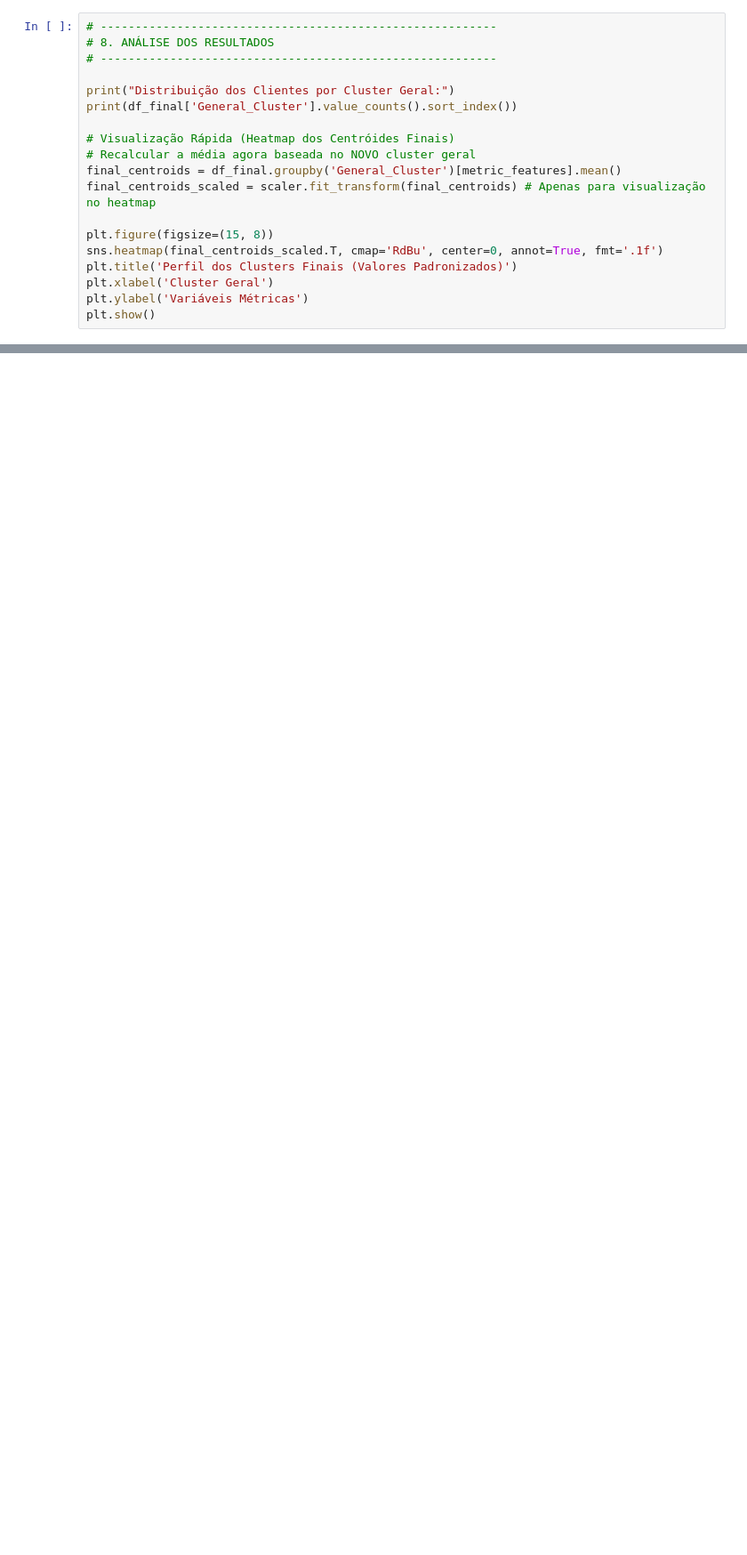
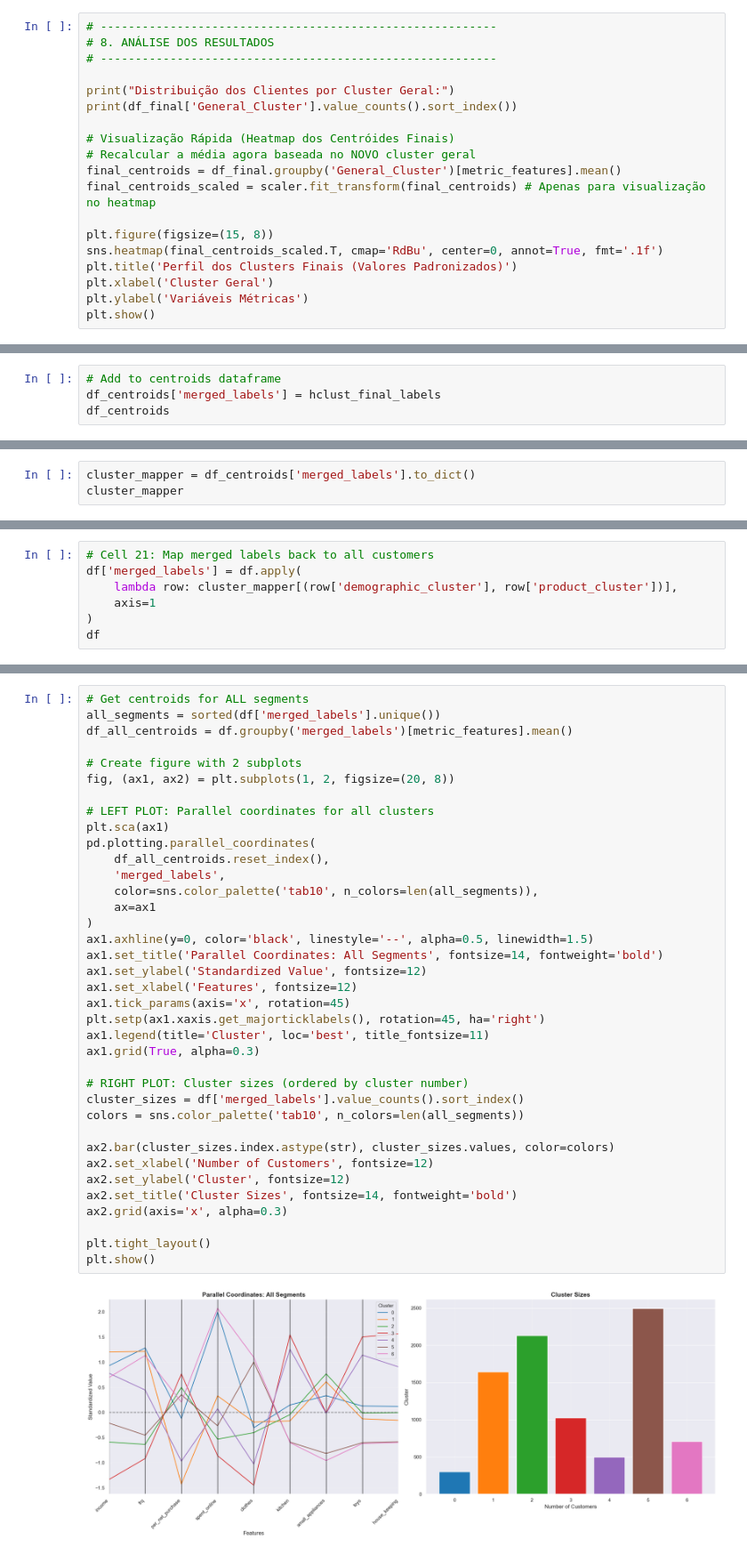
Before and after one commit to andrerangelferreira/DataMiningProject_AIAI_Group51, a Jupyter notebook: notebooks/Cluster_Merged.ipynb, the cells around one changed output, grey strips where cells are left out. Shown at 89% size. Cells and saved outputs as stored; diff of their text form; blank space fills up the shorter version.

```diff
--- a/notebooks/Cluster_Merged.ipynb
+++ b/notebooks/Cluster_Merged.ipynb
@@ -113,0 +224,4 @@ plt.show()
+# %%
+# Add to centroids dataframe
+df_centroids['merged_labels'] = hclust_final_labels
+df_centroids
@@ -113,0 +243,3 @@ plt.show()
+# %%
+cluster_mapper = df_centroids['merged_labels'].to_dict()
+cluster_mapper
@@ -113,0 +259,7 @@ plt.show()
+# %%
+# Cell 21: Map merged labels back to all customers
+df['merged_labels'] = df.apply(
+    lambda row: cluster_mapper[(row['demographic_cluster'], row['product_cluster'])],
+    axis=1
+)
+df
@@ -113,0 +306,39 @@ plt.show()
+# %%
+# Get centroids for ALL segments
+all_segments = sorted(df['merged_labels'].unique())
+df_all_centroids = df.groupby('merged_labels')[metric_features].mean()
+
+# Create figure with 2 subplots
+fig, (ax1, ax2) = plt.subplots(1, 2, figsize=(20, 8))
+
+# LEFT PLOT: Parallel coordinates for all clusters
+plt.sca(ax1)
+pd.plotting.parallel_coordinates(
+    df_all_centroids.reset_index(),
+    'merged_labels',
+    color=sns.color_palette('tab10', n_colors=len(all_segments)),
+    ax=ax1
+)
+ax1.axhline(y=0, color='black', linestyle='--', alpha=0.5, linewidth=1.5)
+ax1.set_title('Parallel Coordinates: All Segments', fontsize=14, fontweight='bold')
+ax1.set_ylabel('Standardized Value', fontsize=12)
+ax1.set_xlabel('Features', fontsize=12)
+ax1.tick_params(axis='x', rotation=45)
+plt.setp(ax1.xaxis.get_majorticklabels(), rotation=45, ha='right')
+ax1.legend(title='Cluster', loc='best', title_fontsize=11)
+ax1.grid(True, alpha=0.3)
+
+# RIGHT PLOT: Cluster sizes (ordered by cluster number)
+cluster_sizes = df['merged_labels'].value_counts().sort_index()
+colors = sns.color_palette('tab10', n_colors=len(all_segments))
+
+ax2.bar(cluster_sizes.index.astype(str), cluster_sizes.values, color=colors)
+ax2.set_xlabel('Number of Customers', fontsize=12)
+ax2.set_ylabel('Cluster', fontsize=12)
+ax2.set_title('Cluster Sizes', fontsize=14, fontweight='bold')
+ax2.grid(axis='x', alpha=0.3)
+
+plt.tight_layout()
+plt.show()
+# %% [output]
+[figure, added]
```
Also changed, not shown: parts of 31 cells of this notebook.
